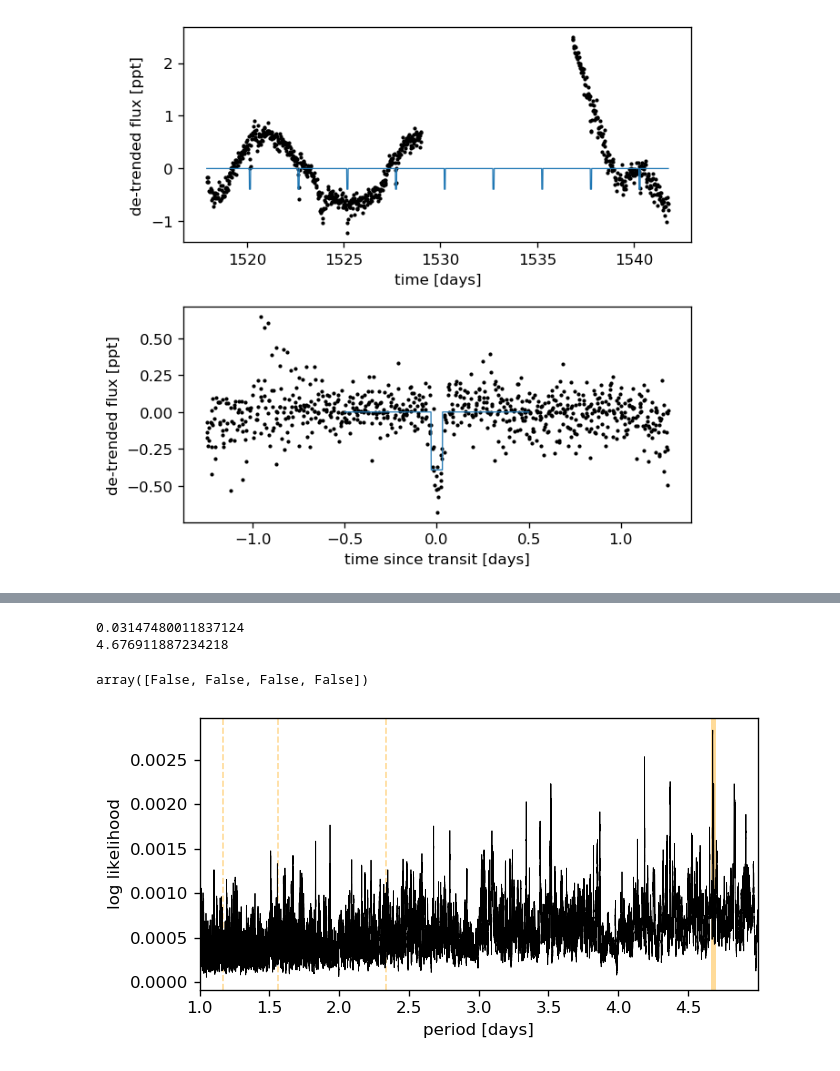
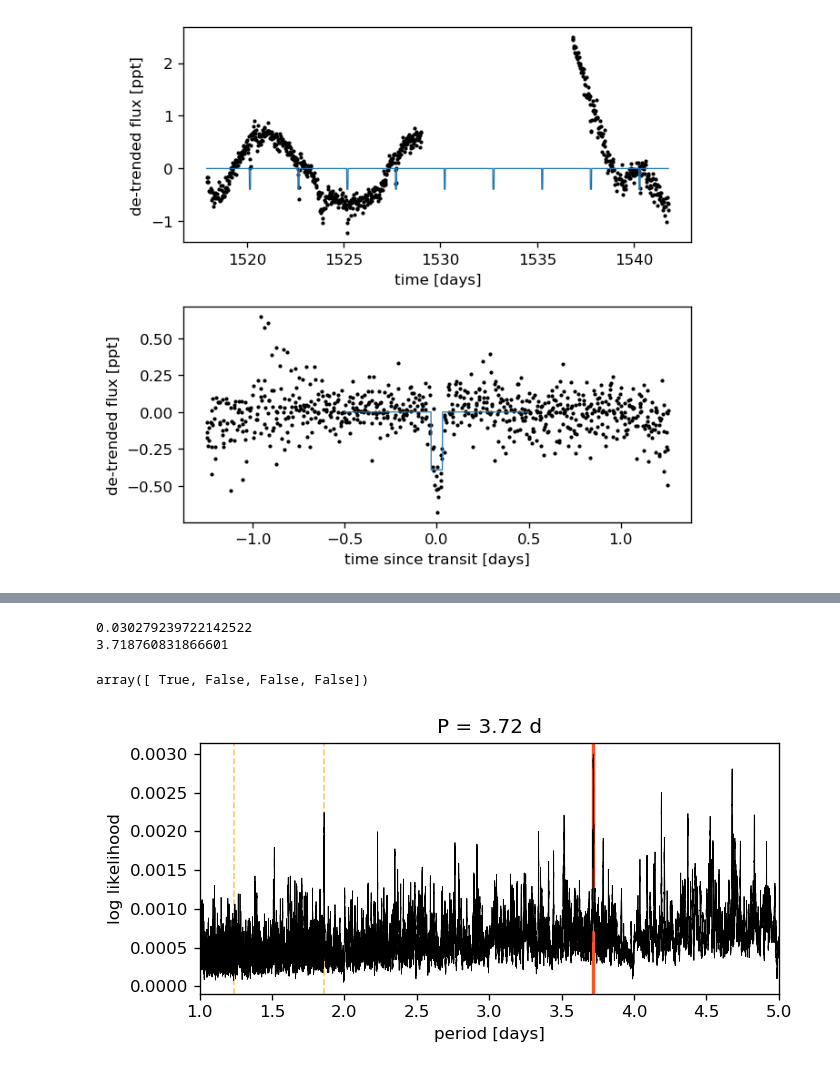
Before and after one commit to ruoyanwangdr/Dectection-of-Bright-Transiting-Exoplanet-with-MASCARA-TESS, a Jupyter notebook: ls_1562404.ipynb, the cells around one changed output, grey strips where cells are left out. Drawn from its saved outputs; the diff is of its cells as text; code cells hidden in the pictures.

```diff
--- a/ls_1562404.ipynb
+++ b/ls_1562404.ipynb
@@ -219,8 +219,8 @@ def spec_digitize_median(x,y,numbins):
 
 params = batman.TransitParams() # object to store the transit parameters
 params.t0 = 0.0 # time of inferior conjunction
-params.per = 3.44#2.519 # orbital period (days)
-params.rp = np.sqrt(0.005)#(R_jup*0.7)/R_sun # planet radius (in units of stellar radii)
+params.per = 3.72#2.519 # orbital period (days)
+params.rp = np.sqrt(0.009)#(R_jup*0.7)/R_sun # planet radius (in units of stellar radii)
 
 # calculate semi-major axis from orbital period value
 a = (((params.per*u.day)**2 * G * (M_sun + M_jup) / (4*np.pi**2))**(1./3)).to(R_sun).value
@@ -292,5 +292,5 @@ plt.xlabel("Phase")
 plt.ylabel(r'$\Delta m$')
 #plt.legend()
 plt.tight_layout()
-plt.savefig('ascc_1562404_injected_phasefold_p{0}.png'.format(round(params.per*100)))
+#plt.savefig('ascc_1562404_injected_phasefold_p{0}.png'.format(round(params.per*100)))
 # %% [output]
@@ -304,41 +304,46 @@ D = (params.a * np.cos((params.inc*u.deg).to(u.rad)))**2
 E = 1 - np.cos((params.inc*u.deg).to(u.rad))**2
 
 t_T = A * np.arcsin(B * ((C - D) / E)**(1./2)).value / params.per
 
 durations = t_T#np.linspace(0.035, 0.045, 10)
 model = BLS(lsw_jd, injected_mag*(-1))
 print(durations)
 results = model.autopower(durations, minimum_period=1, maximum_period=5, frequency_factor=5.0)
 #print(results)
 
 # Find the period of the peak
 period = results.period[np.argmax(results.power)]
 
 fig, ax = plt.subplots(1, 1, figsize=(6, 3))
 
 # Highlight the harmonics of the peak period
-ax.axvline(period, alpha=0.4, lw=3, c='orange')
+ax.axvline(period, alpha=0.6, lw=2, c='orange')
 for n in range(2, 5):
-    ax.axvline(n*period, alpha=0.4, lw=1, linestyle="dashed", c='orange')
-    ax.axvline(period / n, alpha=0.4, lw=1, linestyle="dashed", c='orange')
+    ax.axvline(n*period, alpha=0.6, lw=1, linestyle="dashed", c='orange')
+    ax.axvline(period / n, alpha=0.6, lw=1, linestyle="dashed", c='orange')
+ax.axvline(params.per, alpha=0.6, lw=2, c='red')
+
 
 # Plot the periodogram
 ax.plot(results.period, results.power, "k", lw=0.5)
 
 ax.set_xlim(results.period.min(), results.period.max())
 ax.set_xlabel("period [days]")
-ax.set_ylabel("log likelihood");
+ax.set_ylabel("log likelihood")
+ax.set_title("P = {0} d".format(params.per))
+plt.tight_layout()
+#plt.savefig('ascc_1562404_injected_periodogram_p{0}.png'.format(round(params.per*100)))
 
 print(period)
 def signal_recovery_test(p_inj, p_rec, N=np.array([1, 2, 1/2, 1/3])):
     return (abs(p_inj - N*p_rec)/p_inj) < 1.e-3
 
 signal_recovery_test(params.per, period)
 # %% [output]
-0.03147480011837124
-4.676911887234218
+0.030279239722142522
+3.718760831866601
-array([False, False, False, False])
+array([ True, False, False, False])
-[figure, old version]
+[figure, new version]
 # %%
 # Extract the parameters of the best-fit model
 index = np.argmax(results.power)
```
Also changed, not shown: parts of 4 cells of this notebook.
